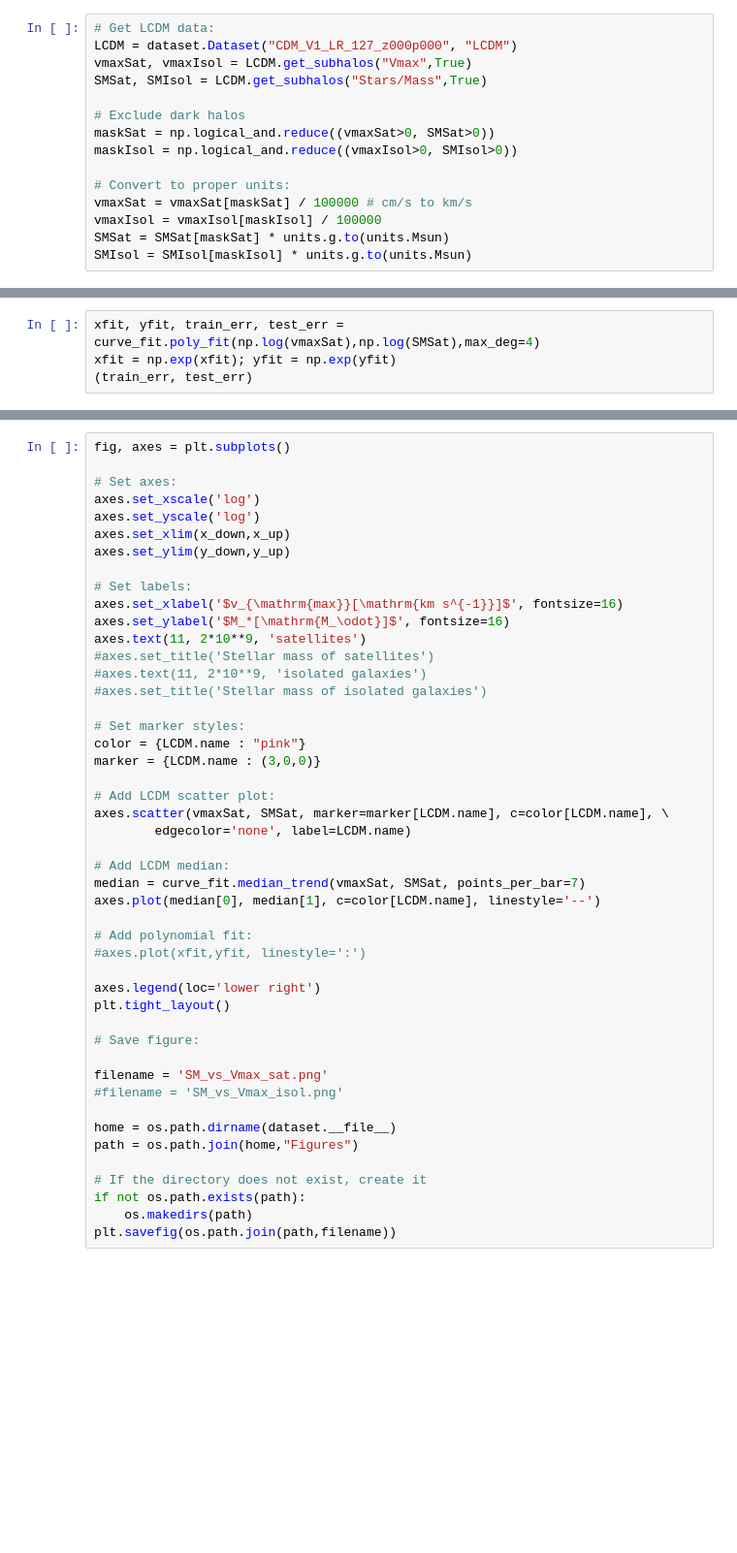
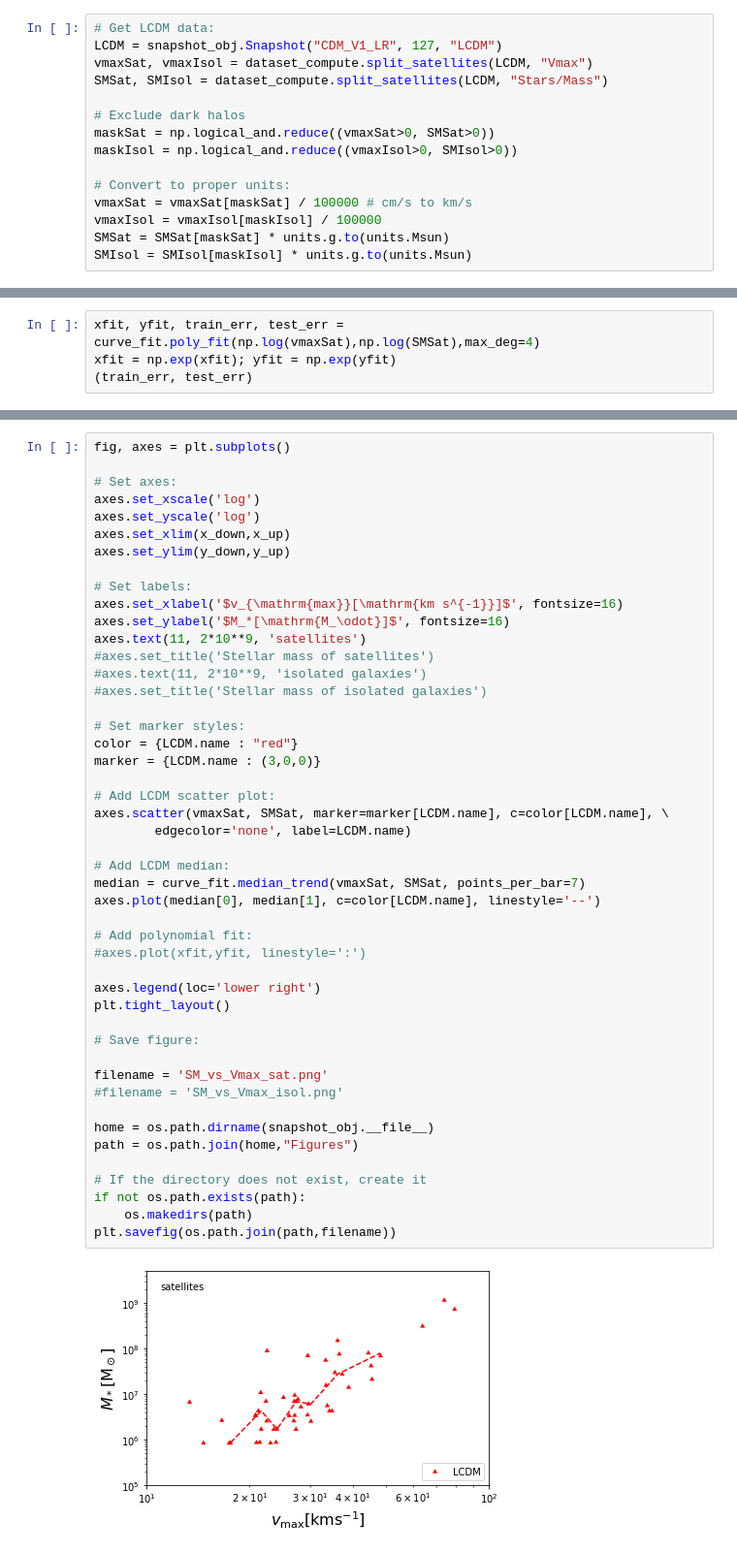
Before and after one commit to kassiili/two-period-inflation, a Jupyter notebook: SM_vs_Vmax.ipynb, the cells around one changed output, grey strips where cells are left out. Shown at 97% size. Saved outputs shown, nothing was run; the diff lists cells and outputs as text; blank space fills up the shorter version.

```diff
--- a/SM_vs_Vmax.ipynb
+++ b/SM_vs_Vmax.ipynb
@@ -30,9 +35,9 @@ importlib.reload(curve_fit)
 Next, I retrieve the data. We are only interested in luminous halos. Also, there might be some spurious cases with odd values of $v_\text{max}$.
 # %%
 # Get LCDM data:
-LCDM = dataset.Dataset("CDM_V1_LR_127_z000p000", "LCDM")
-vmaxSat, vmaxIsol = LCDM.get_subhalos("Vmax",True)
-SMSat, SMIsol = LCDM.get_subhalos("Stars/Mass",True)
+LCDM = snapshot_obj.Snapshot("CDM_V1_LR", 127, "LCDM")
+vmaxSat, vmaxIsol = dataset_compute.split_satellites(LCDM, "Vmax")
+SMSat, SMIsol = dataset_compute.split_satellites(LCDM, "Stars/Mass")
 
 # Exclude dark halos
 maskSat = np.logical_and.reduce((vmaxSat>0, SMSat>0))
@@ -106,32 +111,34 @@ axes.text(11, 2*10**9, 'satellites')
 #axes.set_title('Stellar mass of isolated galaxies')
 
 # Set marker styles:
-color = {LCDM.name : "pink"}
+color = {LCDM.name : "red"}
 marker = {LCDM.name : (3,0,0)}
 
 # Add LCDM scatter plot:
 axes.scatter(vmaxSat, SMSat, marker=marker[LCDM.name], c=color[LCDM.name], \
         edgecolor='none', label=LCDM.name)
 
 # Add LCDM median:
 median = curve_fit.median_trend(vmaxSat, SMSat, points_per_bar=7)
 axes.plot(median[0], median[1], c=color[LCDM.name], linestyle='--')
 
 # Add polynomial fit:
 #axes.plot(xfit,yfit, linestyle=':')
 
 axes.legend(loc='lower right')
 plt.tight_layout()
 
 # Save figure:
 
 filename = 'SM_vs_Vmax_sat.png'
 #filename = 'SM_vs_Vmax_isol.png'
 
-home = os.path.dirname(dataset.__file__)
+home = os.path.dirname(snapshot_obj.__file__)
 path = os.path.join(home,"Figures")
 
 # If the directory does not exist, create it
 if not os.path.exists(path):
     os.makedirs(path)
 plt.savefig(os.path.join(path,filename))
+# %% [output]
+[figure, added]
```
Also changed, not shown: parts of 7 cells of this notebook, 11 other files.
